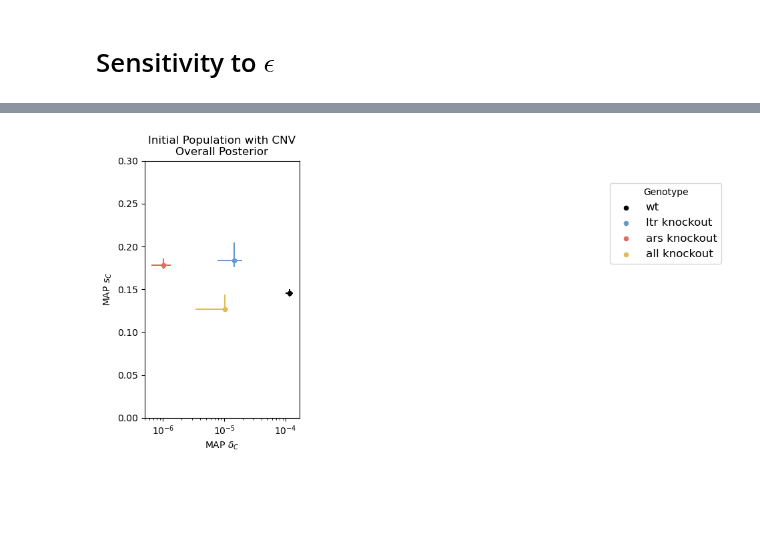
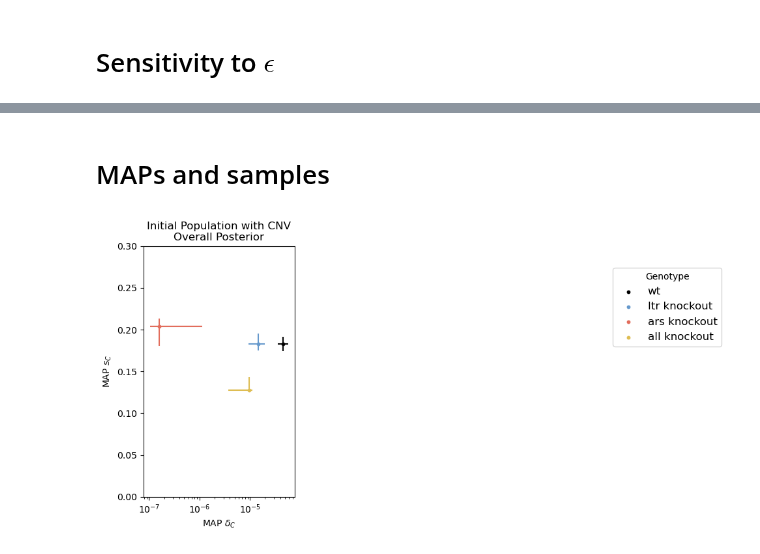
Before and after one commit to yoavram-lab/chuong_et_al, a Jupyter notebook: Overall Posterior.ipynb, the cells around one changed output, grey strips where cells are left out. Saved outputs shown, nothing was run; the diff lists cells and outputs as text; code cells hidden in the pictures; blank space fills up the shorter version.

```diff
--- a/Overall Posterior.ipynb
+++ b/Overall Posterior.ipynb
@@ -290,10 +99,0 @@ Name: 433457, dtype: object
-# %%
-# Get normalizing constant of posterior
-lines = ['wt','ltr','ars','all']
-log_Cs = pd.DataFrame(index = lines, columns = ['log_C'])
-for line in lines:
-    prod_df = pd.read_csv(f'overall_posteriors/{line}_overall_posterior.csv', index_col=0)
-    log_C = -1*logsumexp(prod_df['adj_sum_logs'])
-    log_Cs.loc[line,'log_C'] = log_C
-
-log_Cs.to_csv('posteriors/log_Cs.csv')
@@ -363,0 +132,8 @@ KeyboardInterrupt:
+# %%
+fig, ax = plt.subplots(2,2, figsize=(10,10))
+epsilons = [-50,-100,-150,-200,-250,-300, -350]
+plot_epsilons(ax[0,0], 'wt', epsilons)
+plot_epsilons(ax[1,0], 'ltr', epsilons)
+plot_epsilons(ax[0,1], 'ars', epsilons)
+plot_epsilons(ax[1,1], 'all', epsilons)
+plt.show()
@@ -364,35 +142,36 @@ KeyboardInterrupt:
+# %% [markdown]
+# MAPs and samples
 # %%
 from seaborn import scatterplot
 
-rep_colors = {'wt':"black", 'ltr':"#6699cc", 'ars': "#e26d5c", 'all':"#DEBD52"}
-
 # Plot formation rate δc and fitness effect Sc for given MAPs
-def plot_maps(ax, maps, sample_df, lines, title):
-    for c in lines:
-        knock = ' knockout' if c!='wt' else ''
-        all_d = maps.loc[c,:]
-        x, y = 10**all_d['log(m_cnv)'].astype('float64'), 10**all_d['log(s_cnv)'].astype('float64')
-        ax.scatter(x, y, color=rep_colors[c], s = 20, label = f'{c}{knock}')
+def plot_maps(ax, lines, title):
+    for line in lines:
+        knock = ' knockout' if line!='wt' else ''
+        op = overall_posteriors[line]
+        mapp = op.get_map()
+        x, y = 10**mapp[1], 10**mapp[0]
+        ax.scatter(x, y, color=rep_colors[line], s = 10, label = f'{line}{knock}')
         ax.set_xlabel('MAP $δ_C$')
         ax.set_ylabel('MAP $s_C$')
         ax.set_title(title)
-        # ax.set_yscale('log')
         ax.set_xscale('log')
-        ax.legend(loc=(3,0.6), fontsize = 12, title = 'Genotype')
+        ax.legend(loc=(3.1,0.6), fontsize = 12, title = 'Genotype')
 
         # Add HDIs
-        ydf, xdf = sample_df[sample_df['line']==c].loc[:,'log_s'], sample_df[sample_df['line']==c].loc[:,'log_m']
-        xerr = np.array([x-10**xdf.min(), 10**xdf.max()-x]).reshape(2,1)
-        yerr = np.array([y-10**ydf.min(), 10**ydf.max()-y]).reshape(2,1)
-        ax.errorbar(x, y, xerr=xerr, yerr=yerr, markersize=8,color=rep_colors[c], linestyle='--')
+        # samples = op.sample(50)
+        samples = op.samples
+        xdf, ydf = 10**samples[:,1], 10**samples[:,0]
+        xmin,xmax = xdf.min(), xdf.max()
+        ymin,ymax = ydf.min(), ydf.max()
+        ax.vlines(x, ymin=ymin,ymax=ymax,color=rep_colors[line])
+        ax.hlines(y,xmin=xmin,xmax=xmax,color=rep_colors[line])
 
 fig, ax = plt.subplots(figsize=(3,5))
 ax.set_ylim(0,0.3)
 
 # Only Chuong
 chuong_lines = ['wt', 'ltr', 'ars', 'all']
-maps = pd.read_csv('maps/overall_maps_chuong.csv',index_col=0)
-sample_df = pd.read_csv('sample_df.csv',index_col=0)
-plot_maps(ax, maps, sample_df, chuong_lines, 'Initial Population with CNV\nOverall Posterior')
+plot_maps(ax, chuong_lines, 'Initial Population with CNV\nOverall Posterior')
 # %% [output]
-[figure, old version]
+[figure, new version]
```
Also changed, not shown: parts of 24 cells of this notebook.
